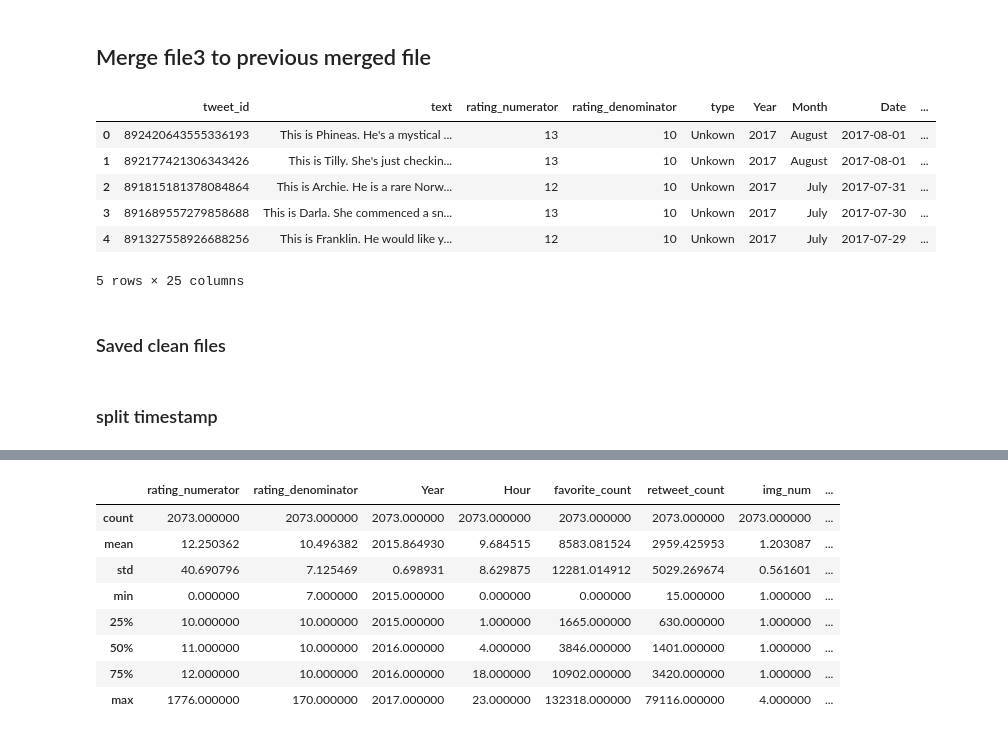
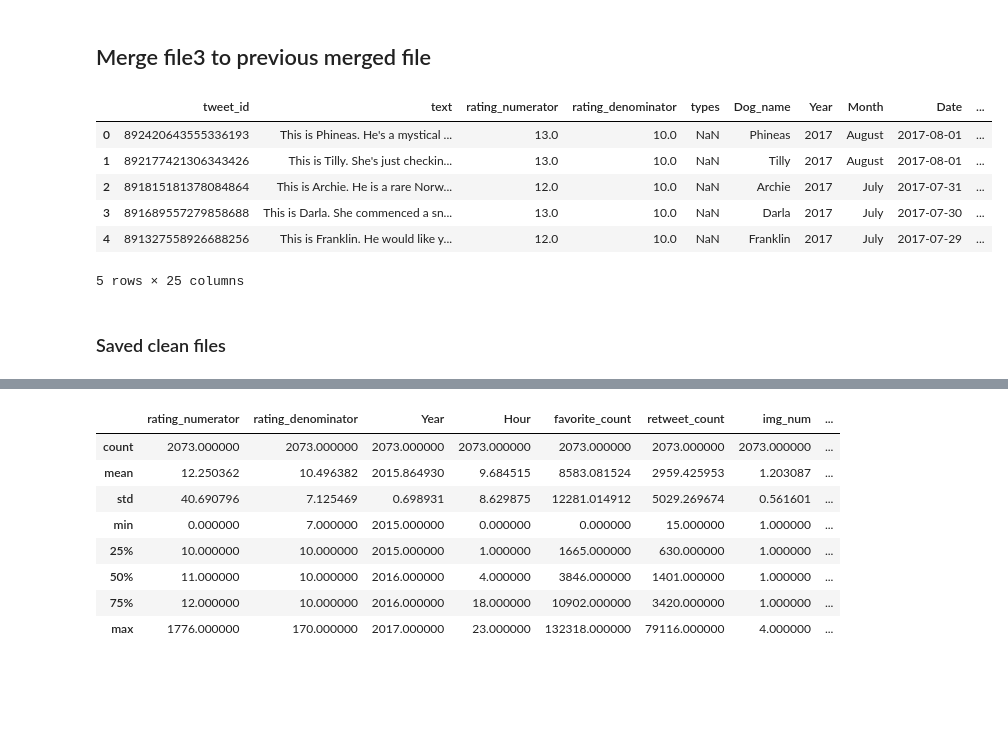
Before and after one commit to Langzzx/dand-advanced-2018, a Jupyter notebook: Data Wrangling and Cleaning/wrangle_act.ipynb, the cells around one changed output, grey strips where cells are left out. Saved outputs shown, nothing was run; the diff lists cells and outputs as text; code cells hidden in the pictures; blank space fills up the shorter version.

```diff
--- a/Data Wrangling and Cleaning/wrangle_act.ipynb
+++ b/Data Wrangling and Cleaning/wrangle_act.ipynb
@@ -692,0 +976,15 @@ df_clean3.loc[1189, 'text']
+# %%
+df_twitter_clean4['Day_of_Week'] = temp.dayofweek
+
+df_twitter_clean4['Day_of_Week'].replace(0, 'Monday', inplace=True)
+df_twitter_clean4['Day_of_Week'].replace(1, 'Tuesday', inplace=True)
+df_twitter_clean4['Day_of_Week'].replace(2, 'Wednesday', inplace=True)
+df_twitter_clean4['Day_of_Week'].replace(3, 'Thursday', inplace=True)
+df_twitter_clean4['Day_of_Week'].replace(4, 'Friday', inplace=True)
+df_twitter_clean4['Day_of_Week'].replace(5, 'Saturday', inplace=True)
+df_twitter_clean4['Day_of_Week'].replace(6, 'Sunday', inplace=True)
+# %%
+df_twitter_clean4['Time'] = temp.time
+df_twitter_clean4['Hour'] = temp.hour
+# %%
+df_twitter_clean4 = df_twitter_clean4.drop('timestamp', axis=1)
@@ -693,15 +1011,17 @@ df_clean3.loc[1189, 'text']
 # %% [markdown]
 ## Merge file3 to previous merged file
 # %%
-twitter_archive_master = pd.merge(df_twitter_clean, df_image_tweet, on='tweet_id')
+twitter_archive_master = pd.merge(df_twitter_clean4, df_image_json, on='tweet_id')
-# %% [output]
-|  | tweet_id | text | rating_numerator | rating_denominator | type | Year | Month | Date | ... |
-| 0 | 892420643555336193 | This is Phineas. He's a mystical ... | 13 | 10 | Unkown | 2017 | August | 2017-08-01 | ... |
-| 1 | 892177421306343426 | This is Tilly. She's just checkin... | 13 | 10 | Unkown | 2017 | August | 2017-08-01 | ... |
-| 2 | 891815181378084864 | This is Archie. He is a rare Norw... | 12 | 10 | Unkown | 2017 | July | 2017-07-31 | ... |
-| 3 | 891689557279858688 | This is Darla. She commenced a sn... | 13 | 10 | Unkown | 2017 | July | 2017-07-30 | ... |
-| 4 | 891327558926688256 | This is Franklin. He would like y... | 12 | 10 | Unkown | 2017 | July | 2017-07-29 | ... |
-5 rows × 25 columns
+# %%
+twitter_archive_master.head()
+# %% [output]
+|  | tweet_id | text | rating_numerator | rating_denominator | types | Dog_name | Year | Month | Date | ... |
+| 0 | 892420643555336193 | This is Phineas. He's a mystical ... | 13.0 | 10.0 | NaN | Phineas | 2017 | August | 2017-08-01 | ... |
+| 1 | 892177421306343426 | This is Tilly. She's just checkin... | 13.0 | 10.0 | NaN | Tilly | 2017 | August | 2017-08-01 | ... |
+| 2 | 891815181378084864 | This is Archie. He is a rare Norw... | 12.0 | 10.0 | NaN | Archie | 2017 | July | 2017-07-31 | ... |
+| 3 | 891689557279858688 | This is Darla. She commenced a sn... | 13.0 | 10.0 | NaN | Darla | 2017 | July | 2017-07-30 | ... |
+| 4 | 891327558926688256 | This is Franklin. He would like y... | 12.0 | 10.0 | NaN | Franklin | 2017 | July | 2017-07-29 | ... |
+5 rows × 25 columns
 # %% [markdown]
 ### Saved clean files
 # %%
@@ -716,5 +1035,3 @@ twitter_archive_master.to_csv('./WeRateDogs_data/twitter_archive_master.csv', in
 #df_json_clean2df_tweet_clean.to_csv('./WeRateDogs_data/twitter_archive_clean.csv')
 #df_image_clean.to_csv('./WeRateDogs_data/image_predictions_clean.csv')
 #df_clean3.to_csv('./WeRateDogs_data/tweet_json_clean.csv')
-# %% [markdown]
-### split timestamp
```
Also changed, not shown: parts of 102 cells of this notebook, 1 other file.
